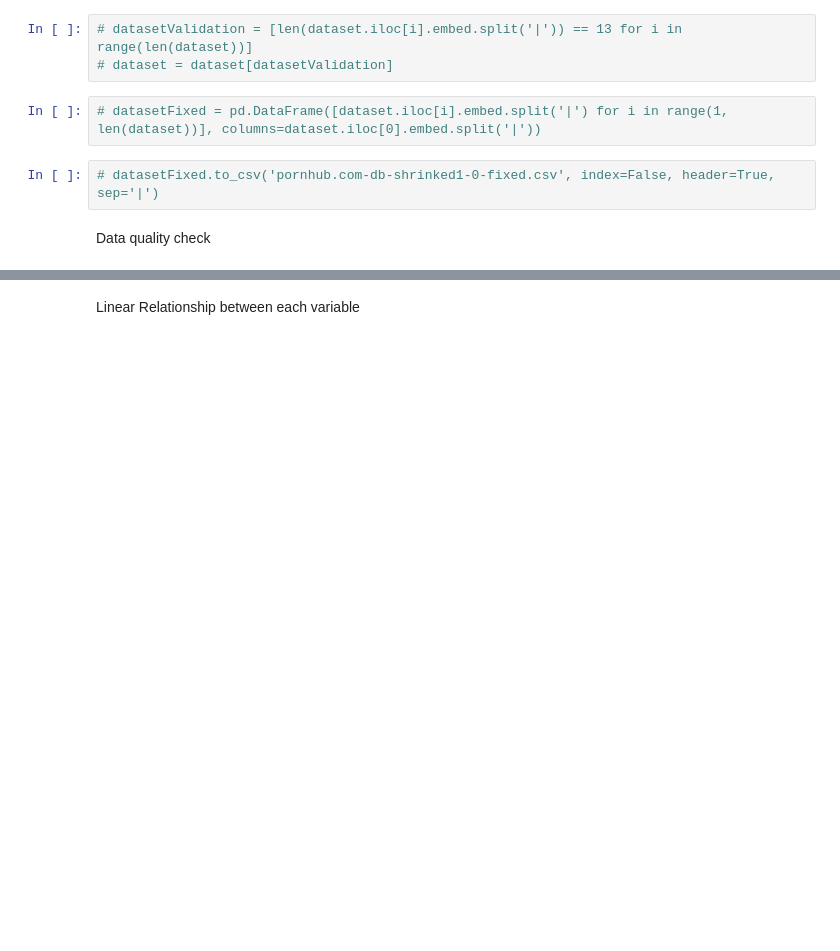
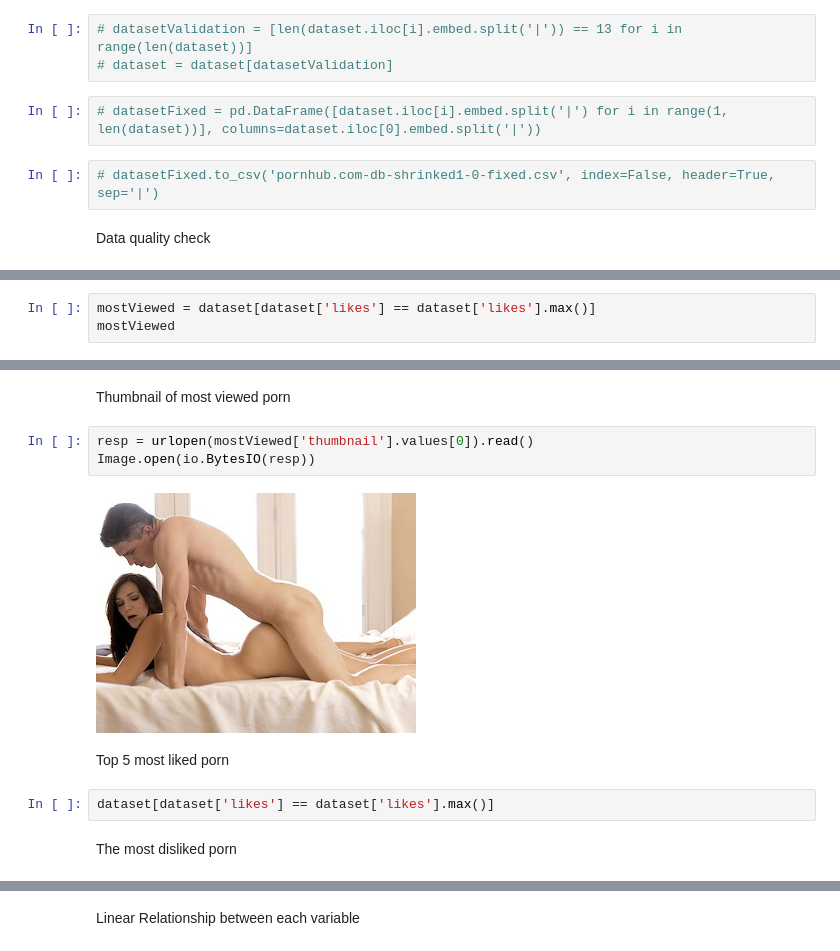
Before and after one commit to unordinaryhobbies/PornhubDatasetAnalysis, a Jupyter notebook: data_analysis.ipynb, the cells around one changed output, grey strips where cells are left out. Saved outputs shown, nothing was run; the diff lists cells and outputs as text; blank space fills up the shorter version.

```diff
--- a/data_analysis.ipynb
+++ b/data_analysis.ipynb
@@ -99,0 +109,3 @@ sns.barplot(x=least10_tags['count'], y=least10_tags['tag']);
+# %%
+mostViewed = dataset[dataset['likes'] == dataset['likes'].max()]
+mostViewed
@@ -99,0 +115,13 @@ sns.barplot(x=least10_tags['count'], y=least10_tags['tag']);
+# %% [markdown]
+Thumbnail of most viewed porn
+# %%
+resp = urlopen(mostViewed['thumbnail'].values[0]).read()
+Image.open(io.BytesIO(resp))
+# %% [output]
+[figure, added]
+# %% [markdown]
+Top 5 most liked porn
+# %%
+dataset[dataset['likes'] == dataset['likes'].max()]
+# %% [markdown]
+The most disliked porn
```
Also changed, not shown: parts of 68 cells of this notebook, 1 other file.
